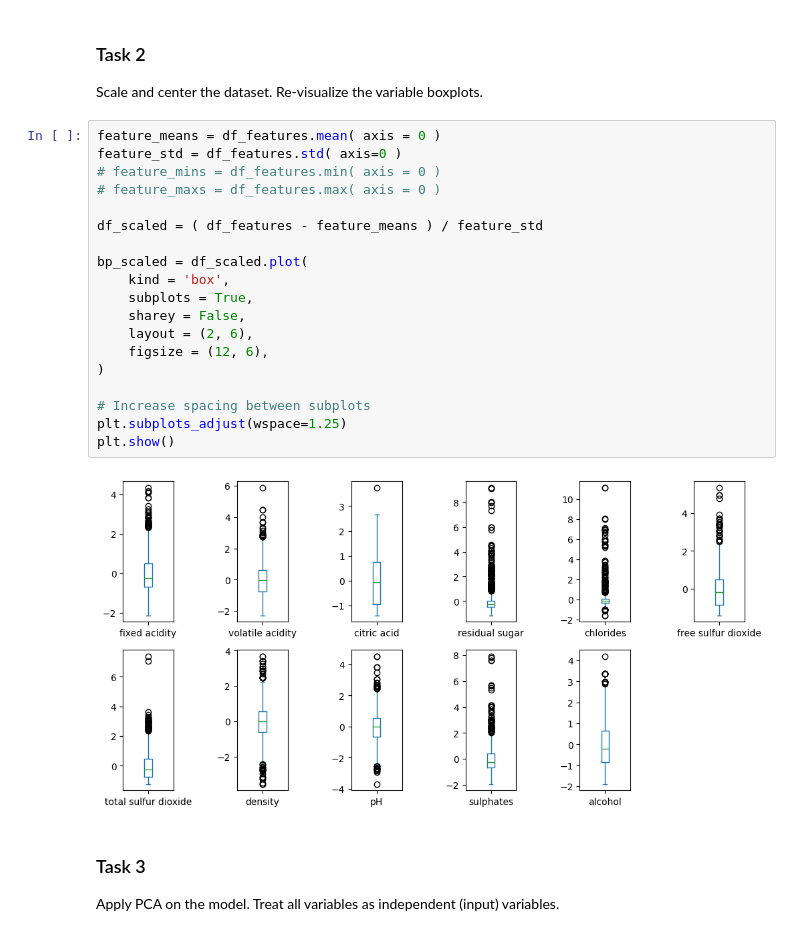
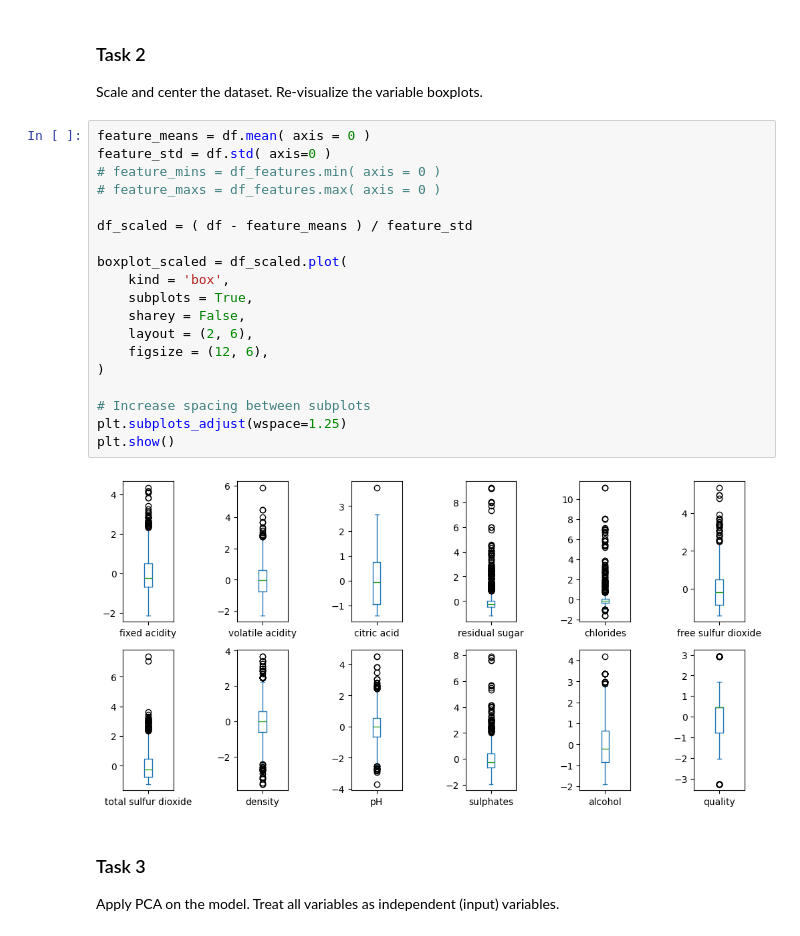
Before and after one commit to Erikkui/adaml-2024fall, a Jupyter notebook: week-02/week-02-tasks.ipynb, the cells around one changed output. Cells and saved outputs as stored; diff of their text form.

```diff
--- a/week-02/week-02-tasks.ipynb
+++ b/week-02/week-02-tasks.ipynb
@@ -31,26 +33,26 @@ plt.show()
 ### Task 2
 Scale and center the dataset. Re-visualize the variable boxplots.
 # %%
-feature_means = df_features.mean( axis = 0 )
-feature_std = df_features.std( axis=0 )
+feature_means = df.mean( axis = 0 )
+feature_std = df.std( axis=0 )
 # feature_mins = df_features.min( axis = 0 )
 # feature_maxs = df_features.max( axis = 0 )
 
-df_scaled = ( df_features - feature_means ) / feature_std
+df_scaled = ( df - feature_means ) / feature_std
 
-bp_scaled = df_scaled.plot(
+boxplot_scaled = df_scaled.plot(
     kind = 'box',
     subplots = True,
     sharey = False,
     layout = (2, 6),
     figsize = (12, 6),
 )
 
 # Increase spacing between subplots
 plt.subplots_adjust(wspace=1.25)
 plt.show()
 # %% [output]
-[figure, old version]
+[figure, new version]
 # %% [markdown]
 ### Task 3
 Apply PCA on the model. Treat all variables as independent (input) variables.
```
Also changed, not shown: parts of 4 cells of this notebook.
